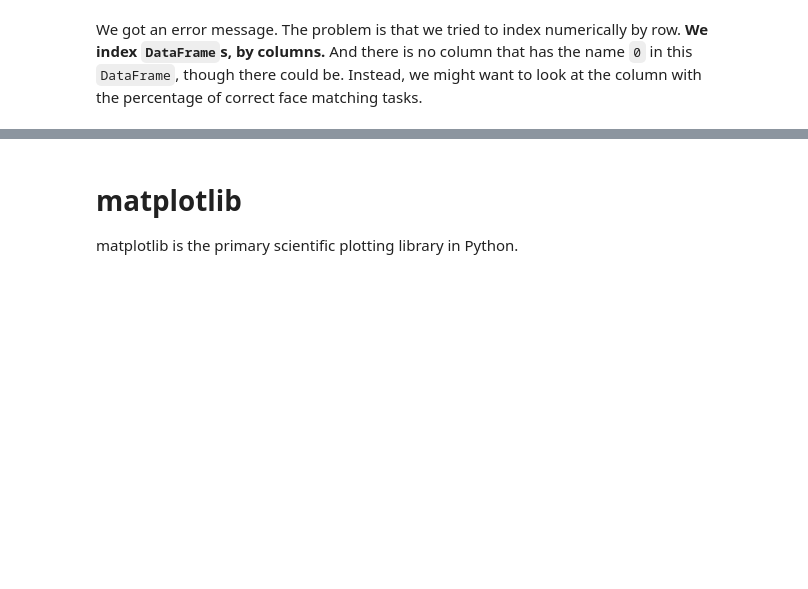
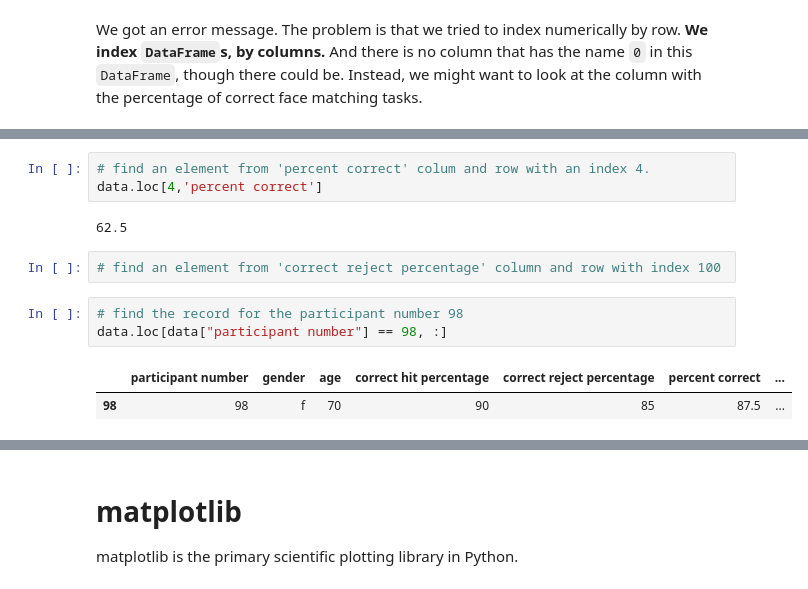
Before and after one commit to Farah-Deeba-UNCC/Introduction-to-ML, a Jupyter notebook: Notebooks/8-NumPy_SciPy_Pandas.ipynb, the cells around one changed output, grey strips where cells are left out. Drawn from its saved outputs; the diff is of its cells as text; blank space fills up the shorter version.

```diff
--- a/Notebooks/8-NumPy_SciPy_Pandas.ipynb
+++ b/Notebooks/8-NumPy_SciPy_Pandas.ipynb
@@ -620,0 +621,13 @@ Name: gender, Length: 102, dtype: object
+# %%
+# find an element from 'percent correct' colum and row with an index 4.
+data.loc[4,'percent correct']
+# %% [output]
+62.5
+# %%
+# find an element from 'correct reject percentage' column and row with index 100
+# %%
+# find the record for the participant number 98
+data.loc[data["participant number"] == 98, :]
+# %% [output]
+|  | participant number | gender | age | correct hit percentage | correct reject percentage | percent correct | ... |
+| 98 | 98 | f | 70 | 90 | 85 | 87.5 | ... |
```
Also changed, not shown: parts of 7 cells of this notebook.
